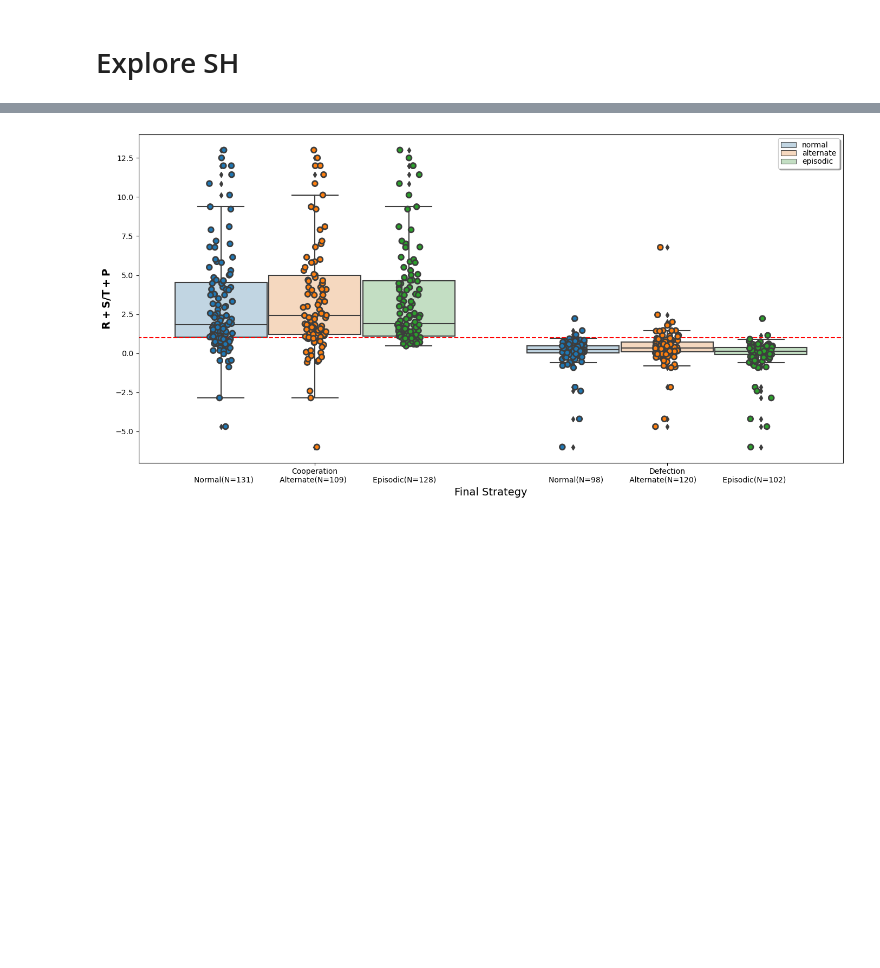
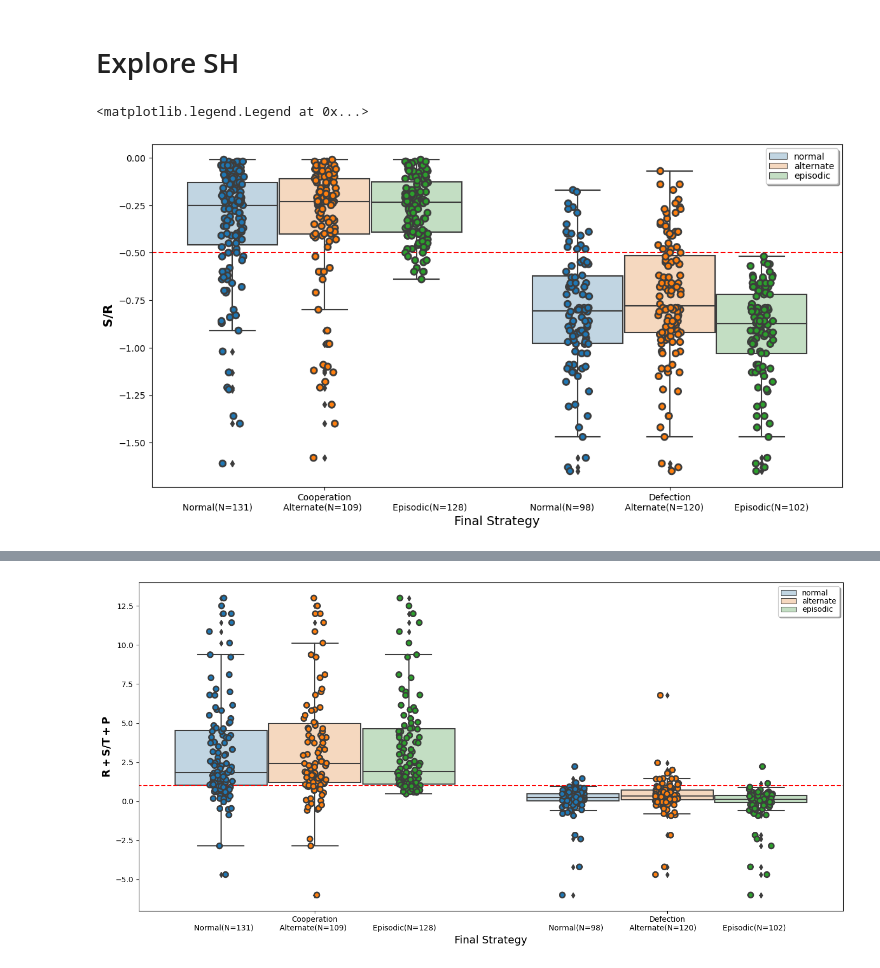
Before and after one commit to HarryZhangHH/EpisodicDRQN, a Jupyter notebook: two_agents_experiment.ipynb, the cells around one changed output, grey strips where cells are left out. Cells and saved outputs as stored; diff of their text form; code cells hidden in the pictures; blank space fills up the shorter version.

```diff
--- a/two_agents_experiment.ipynb
+++ b/two_agents_experiment.ipynb
@@ -1222,3 +1222,38 @@ df_alter_sh_2['model'] = 'alternate'
 df_episodic_sh_2['model'] = 'episodic'
 df_sh_2 = pd.concat([df_normal_sh_2, df_alter_sh_2],ignore_index=True)
 df_sh_2 = pd.concat([df_sh_2, df_episodic_sh_2],ignore_index=True)
+# %%
+df_sh_plot_2 = df_sh_2.copy()
+df_sh_plot_2.dropna(inplace=True)
+df_sh_plot_2['S/R'] = df_sh_plot_2['sucker'] / df_sh_plot_2['reward']
+# df_sh_plot_2['S/R'] = df_sh_plot_2['sucker'] + df_sh_plot_2['reward']
+
+df_sh_plot_noraml = df_sh_plot_2.loc[df_sh_plot_2.model=='normal']
+df_sh_plot_altern = df_sh_plot_2.loc[df_sh_plot_2.model=='alternate']
+df_sh_plot_episod = df_sh_plot_2.loc[df_sh_plot_2.model=='episodic']
+
+fig = plt.figure(figsize=(14, 7))
+ax = sns.boxplot(data=df_sh_plot_2, x="agent2_final_strategy", y="S/R", hue="model")
+for patch in ax.patches:
+    r, g, b, a = patch.get_facecolor()
+    patch.set_facecolor((r, g, b, .3))
+
+sns.stripplot(x = 'agent2_final_strategy', y = 'S/R',  hue='model', data = df_sh_plot_2, marker='o',
+              size=7, linewidth=2, dodge=True)
+plt.hlines(-0.5, -10, 10, 'red', '--')
+plt.xlim(-0.5,1.5)
+# plt.ylim(-7,14)
+ax.set_xticks([0, 1])
+ax.set_xticklabels([f"Cooperation\nNormal(N={sum(df_sh_plot_noraml['agent2_final_strategy']==0)})           Alternate(N={sum(df_sh_plot_altern['agent2_final_strategy']==0)})           Episodic(N={sum(df_sh_plot_episod['agent2_final_strategy']==0)})",
+                    f"Defection\nNormal(N={sum(df_sh_plot_noraml['agent2_final_strategy']==1)})           Alternate(N={sum(df_sh_plot_altern['agent2_final_strategy']==1)})           Episodic(N={sum(df_sh_plot_episod['agent2_final_strategy']==1)})"])
+plt.xlabel('Final Strategy', fontsize=14)
+plt.ylabel(r'$\mathbf{S/R}$', fontsize=14)
+# plt.legend(loc='lower right', shadow=True)
+lines, labels = ax.get_legend_handles_labels()
+plt.legend(lines[:3], labels[:3], scatterpoints=1, frameon=True, labelspacing=.1, markerscale=.14, shadow=True)
+
+# plt.tight_layout()
+# fig.savefig('images/2_agent_SG_strategy_smallr.png', dpi=fig.dpi)
+# %% [output]
+<matplotlib.legend.Legend at 0x...>
+[figure, added]
```
Also changed, not shown: parts of 1 cell of this notebook.
